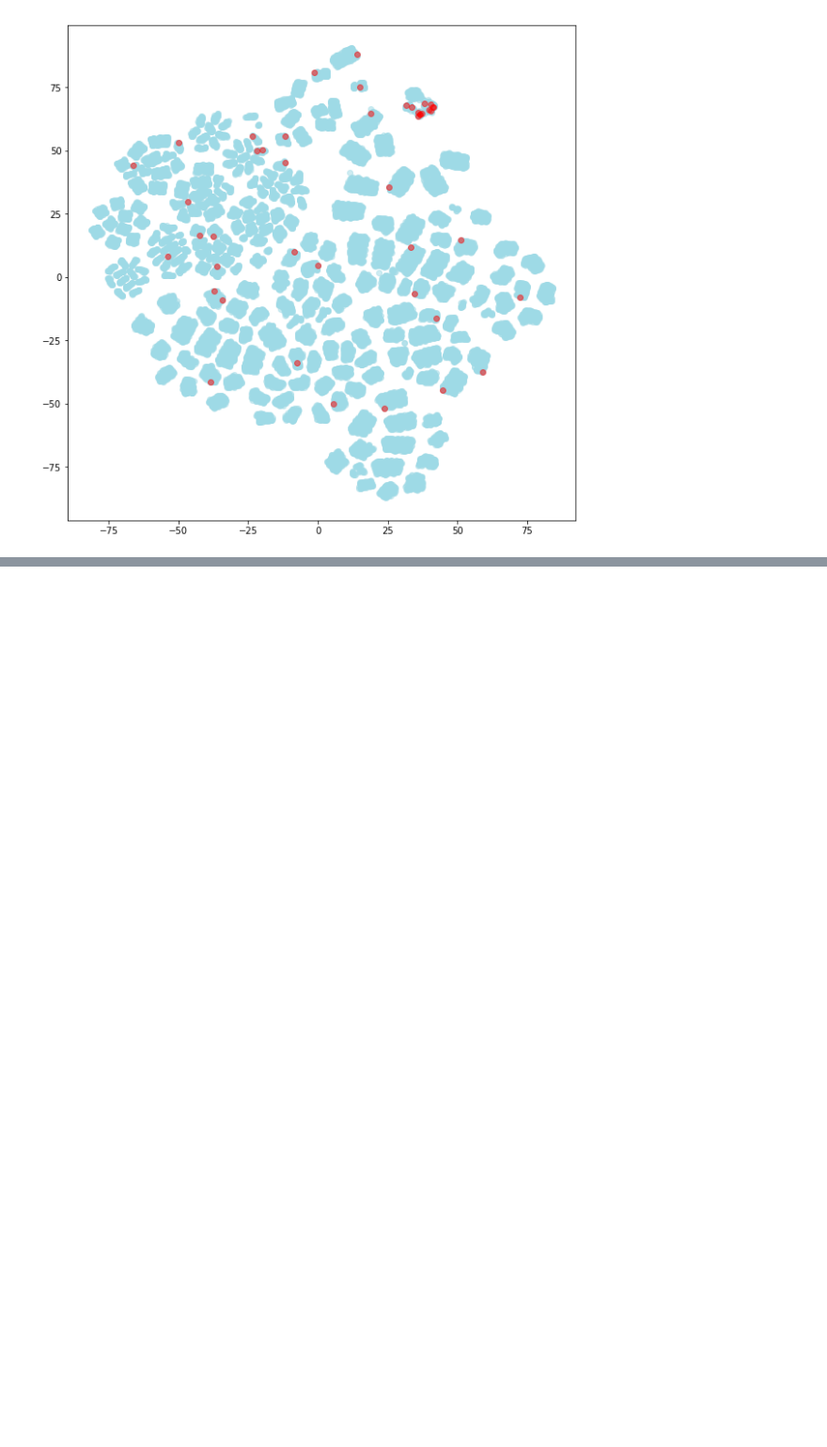
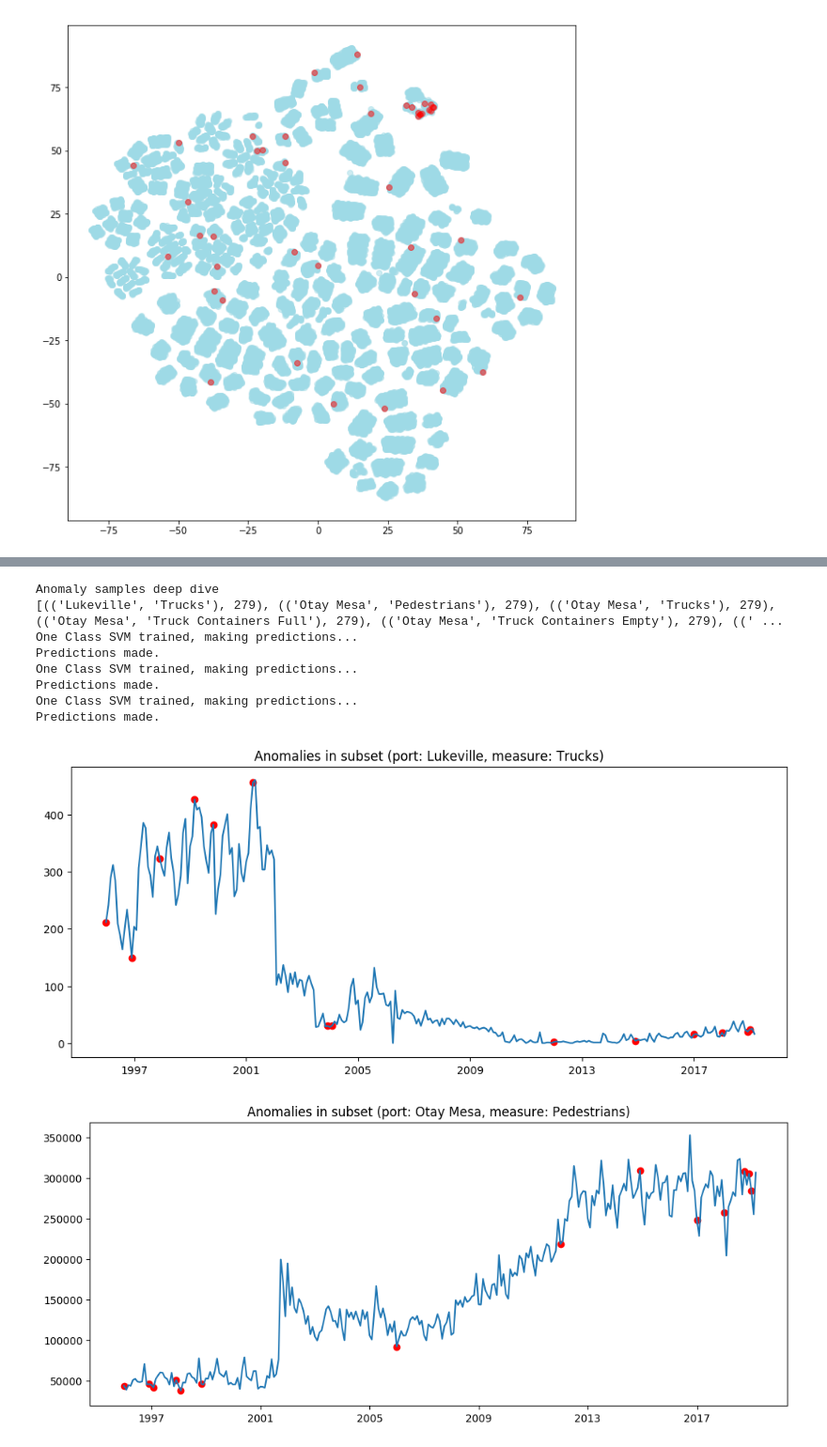
Before and after one commit to dynamic-duo-data-science/dynamicduo, a Jupyter notebook: notebooks/Anomaly_detection.ipynb, the cells around one changed output, grey strips where cells are left out. Shown at 94% size. Drawn from its saved outputs; the diff is of its cells as text; code cells hidden in the pictures; blank space fills up the shorter version.

```diff
--- a/notebooks/Anomaly_detection.ipynb
+++ b/notebooks/Anomaly_detection.ipynb
@@ -164,19 +176,5 @@ Anomaly samples deep dive
 # %% [markdown]
 Training One Class SVM
-# %%
-def train_one_class_SVM(df_input, outliers_fraction=0.05):
-    from sklearn.svm import OneClassSVM
-    df_input_pipelined = transfer_column(df_input)
-    df_input_pipelined = pd.DataFrame(df_input_pipelined)
-
-    OCS_model = OneClassSVM(nu=0.95 * outliers_fraction)
-    OCS_model.fit(df_input_pipelined)
-
-    print "One Class SVM trained, making predictions..."
-    df_input_pipelined['is_anomaly'] = pd.Series(OCS_model.predict(df_input_pipelined))
-    df_input_pipelined['is_anomaly'] = df_input_pipelined['is_anomaly'].map( {1: 0, -1: 1} )
-    print "Predictions made."
-    return df_input_pipelined
 # %%
 df_with_prediction = train_one_class_SVM(df_CA)
 plot_anomaly_using_tsne(df_CA, df_with_prediction)
@@ -199,7 +192,6 @@ Anomaly samples deep dive
 # %%
 df_us_mx = df[(df['Border'] == 'US-Mexico Border')]
-df_with_prediction = train_one_class_SVM(df_us_mx)
-plot_anomaly_using_tsne(df_us_mx, df_with_prediction, size=5)
+df_us_mx_with_prediction = train_one_class_SVM(df_us_mx)
 # %% [output]
 One Class SVM trained, making predictions...
 Predictions made.
@@ -207,0 +205,13 @@ Plotting predictions using tsne...
+# %%
+plot_anomalies_breakdown(df_us_mx_with_prediction, train_one_class_SVM)
+# %% [output]
+Anomaly samples deep dive
+[(('Lukeville', 'Trucks'), 279), (('Otay Mesa', 'Pedestrians'), 279), (('Otay Mesa', 'Trucks'), 279), (('Otay Mesa', 'Truck Containers Full'), 279), (('Otay Mesa', 'Truck Containers Empty'), 279), ((' ...
+One Class SVM trained, making predictions...
+Predictions made.
+One Class SVM trained, making predictions...
+Predictions made.
+One Class SVM trained, making predictions...
+Predictions made.
+[figure, added]
+[figure, added]
```
Also changed, not shown: parts of 14 cells of this notebook, 4 other files.
